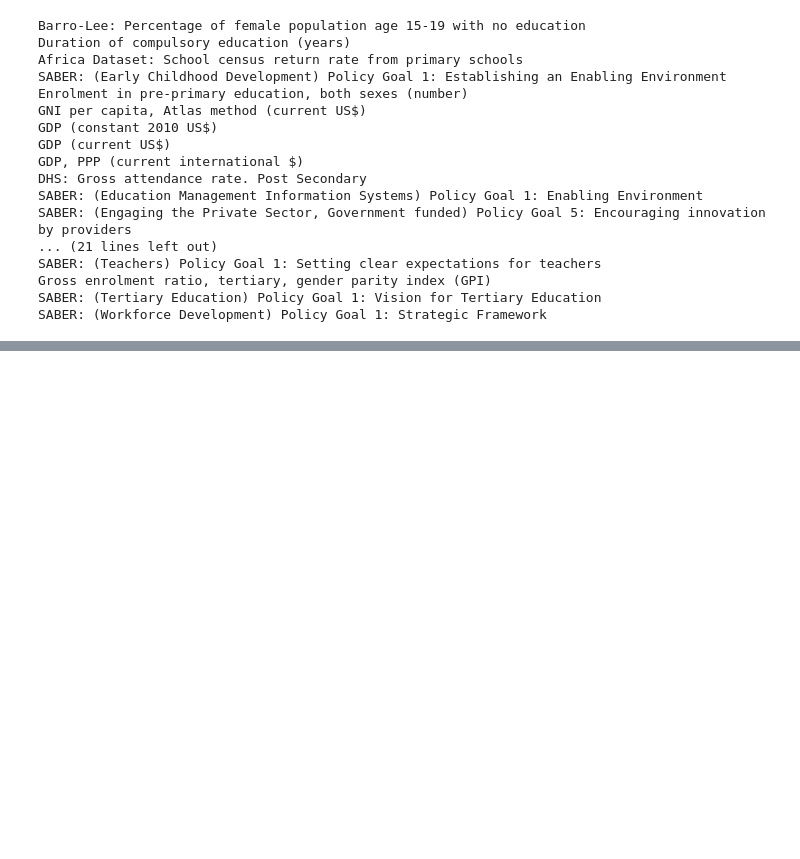
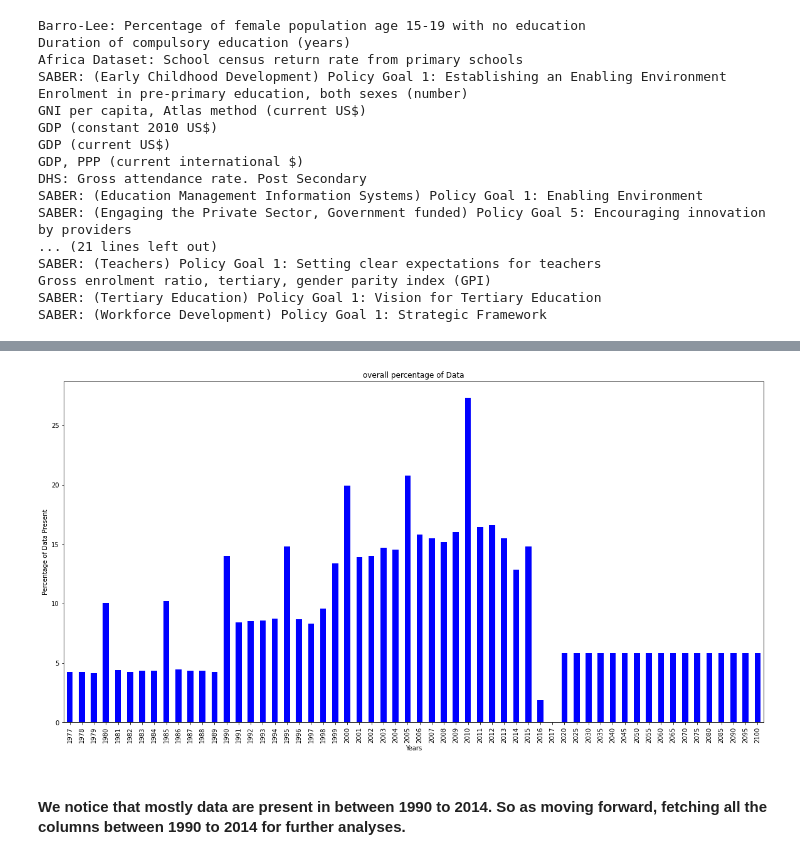
Before and after one commit to Kanika211/World-Bank-Global-Education_EDA_capstone1, a Jupyter notebook: World_Bank_Global_Education_Capstone1.ipynb, the cells around one changed output, grey strips where cells are left out. Cells and saved outputs as stored; diff of their text form; code cells hidden in the pictures; blank space fills up the shorter version.

```diff
--- a/World_Bank_Global_Education_Capstone1.ipynb
+++ b/World_Bank_Global_Education_Capstone1.ipynb
@@ -194,0 +293,6 @@ SABER: (Workforce Development) Policy Goal 1: Strategic Framework
+# %%
+Edstats_data_df.drop(['Unnamed: 69'],axis=1,inplace=True)
+Edstats_country_series_df.drop(['Unnamed: 3'],axis=1,inplace=True)
+Edstats_series_df.drop(['Unnamed: 20','License Type','Related indicators','Other web links'],axis=1,inplace=True)
+Edstats_country_df.drop(['Unnamed: 31'],axis=1,inplace=True)
+Edstats_footnotes_df.drop(['Unnamed: 4'],axis=1,inplace=True)
@@ -194,0 +301,14 @@ SABER: (Workforce Development) Policy Goal 1: Strategic Framework
+# %%
+# plotting the graph to know the result
+dataset1 = Edstats_data_df.loc[:,'1977':'2100'].notnull().sum()/len(Edstats_data_df)*100
+plt.figure(figsize=(20,10))
+plt.subplot()
+dataset1.plot(kind='bar', color='blue')
+plt.title('overall percentage of Data')
+plt.xlabel('Years')
+plt.ylabel('Percentage of Data Present')
+plt.show()
+# %% [output]
+[figure, added]
+# %% [markdown]
+#### We notice that mostly data are present in between 1990 to 2014. So as moving forward, fetching all the columns between 1990 to 2014 for further analyses.
```
Also changed, not shown: parts of 18 cells of this notebook.
